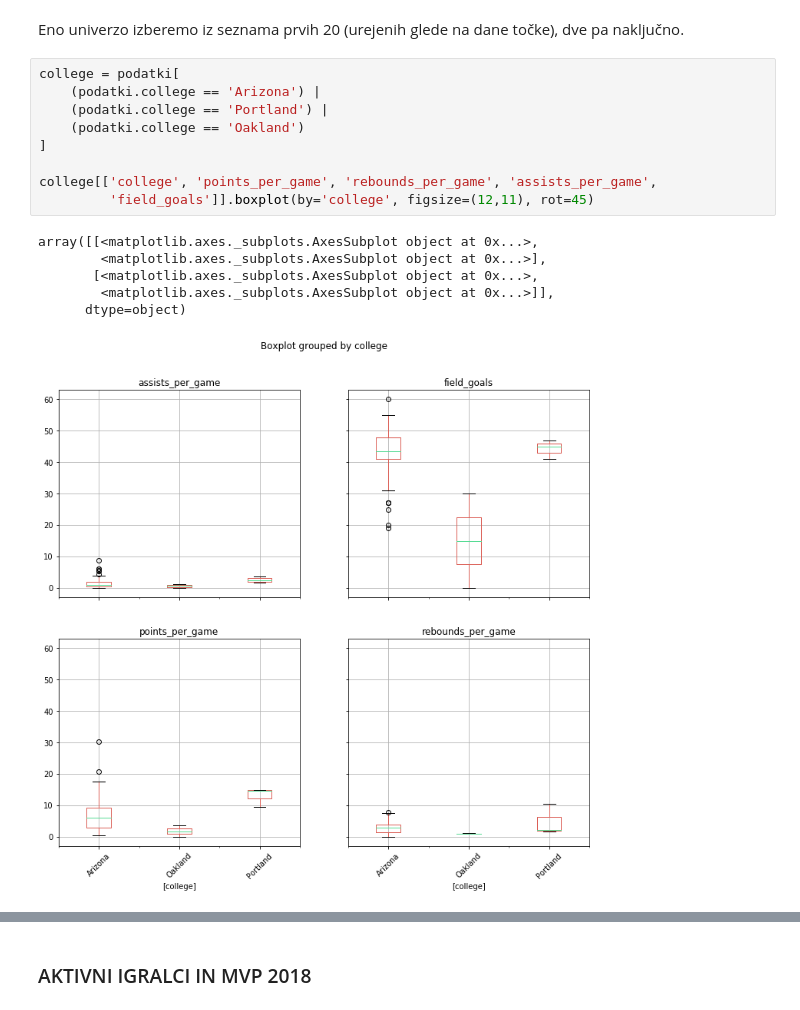
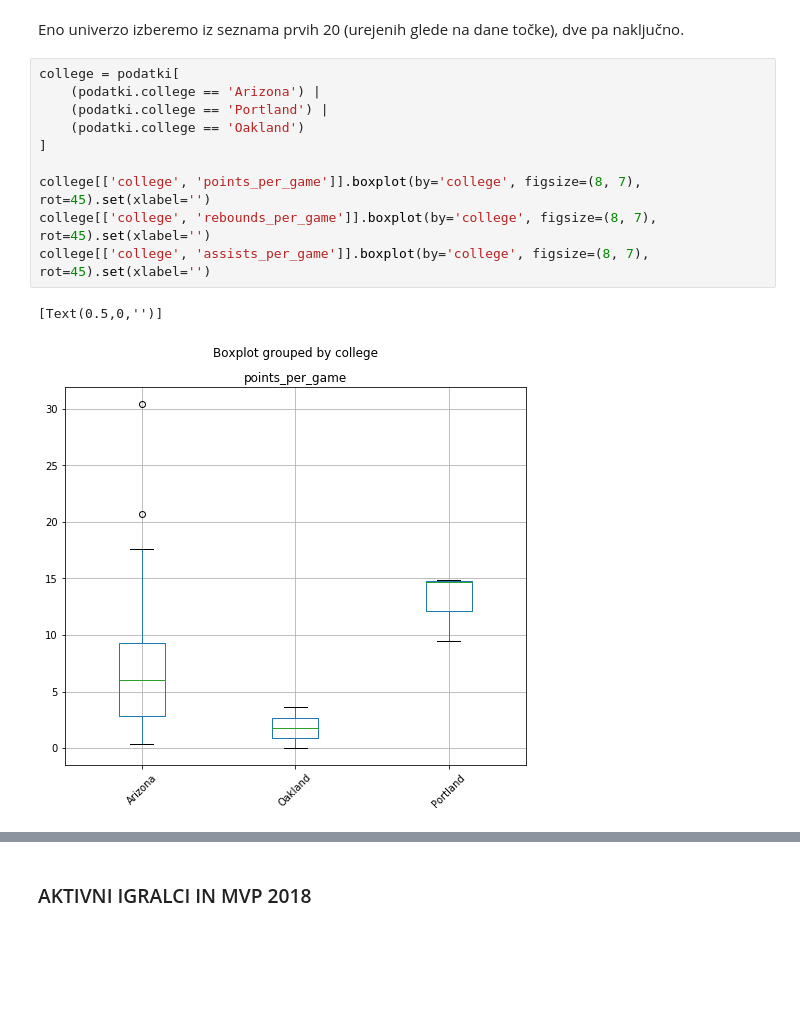
Before and after one commit to sarabizjak7/NBA_players, a Jupyter notebook: data_analysis.ipynb, the cells around one changed output, grey strips where cells are left out. Saved outputs shown, nothing was run; the diff lists cells and outputs as text; blank space fills up the shorter version.

```diff
--- a/data_analysis.ipynb
+++ b/data_analysis.ipynb
@@ -277,16 +277,13 @@ Eno univerzo izberemo iz seznama prvih 20 (urejenih glede na dane točke), dve p
 # %%
 college = podatki[
     (podatki.college == 'Arizona') |
     (podatki.college == 'Portland') |
     (podatki.college == 'Oakland')
 ]
 
-college[['college', 'points_per_game', 'rebounds_per_game', 'assists_per_game',
-         'field_goals']].boxplot(by='college', figsize=(12,11), rot=45)
+college[['college', 'points_per_game']].boxplot(by='college', figsize=(8, 7), rot=45).set(xlabel='')
+college[['college', 'rebounds_per_game']].boxplot(by='college', figsize=(8, 7), rot=45).set(xlabel='')
+college[['college', 'assists_per_game']].boxplot(by='college', figsize=(8, 7), rot=45).set(xlabel='')
 # %% [output]
-array([[<matplotlib.axes._subplots.AxesSubplot object at 0x...>,
-        <matplotlib.axes._subplots.AxesSubplot object at 0x...>],
-       [<matplotlib.axes._subplots.AxesSubplot object at 0x...>,
-        <matplotlib.axes._subplots.AxesSubplot object at 0x...>]],
-      dtype=object)
+[Text(0.5,0,'')]
-[figure, old version]
+[figure, new version]
```
Also changed, not shown: parts of 13 cells of this notebook.
